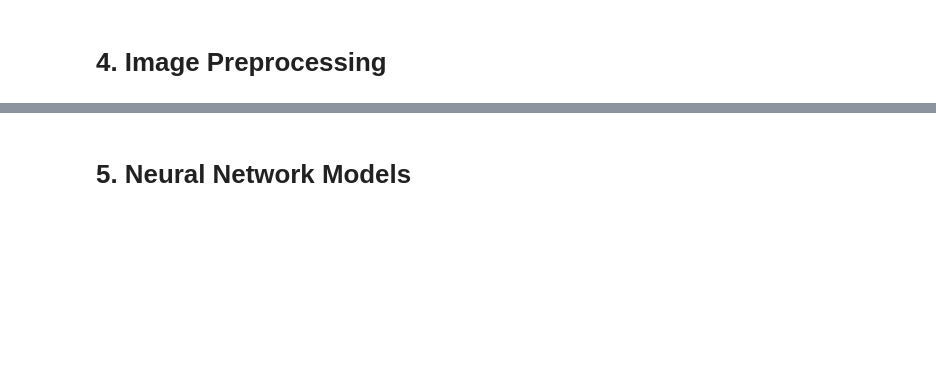
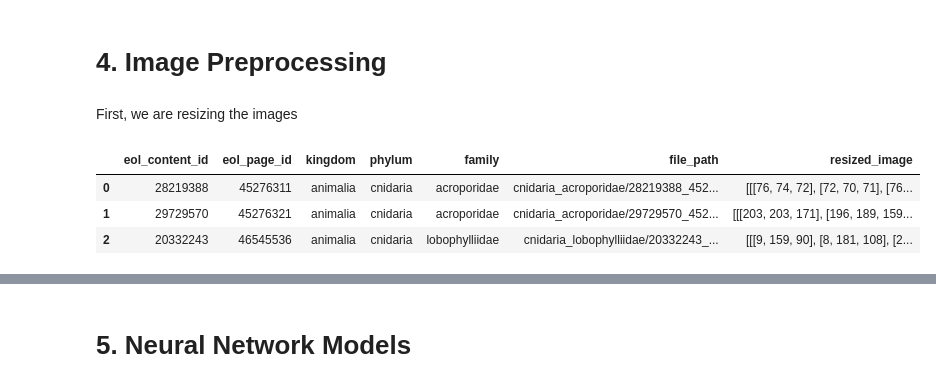
Before and after one commit to xandga/DeepLearning2425, a Jupyter notebook: 4. Phylum Cnidaria.ipynb, the cells around one changed output, grey strips where cells are left out. Cells and saved outputs as stored; diff of their text form; code cells hidden in the pictures; blank space fills up the shorter version.

```diff
--- a/4. Phylum Cnidaria.ipynb
+++ b/4. Phylum Cnidaria.ipynb
@@ -33,3 +33,13 @@ import seaborn as sns
 # Libraries for image processing
 from glob import glob
 from PIL import Image
+# %%
+import tensorflow as tf
+gpus = tf.config.list_physical_devices('GPU')
+if gpus:
+    try:
+        for gpu in gpus:
+            tf.config.experimental.set_memory_growth(gpu, True)
+        print("Memory growth set for GPUs")
+    except RuntimeError as e:
+        print(e)
@@ -48,2 +102,33 @@ chordata_test.head(3)
 # %% [markdown]
 # 4. Image Preprocessing <a class="anchor" id="imagepreprocessing"></a>
+# %% [markdown]
+First, we are resizing the images
+# %%
+def add_resized_images(df, image_folder="rare_species", baseline_size=224):
+    df = df.copy()
+    column_name = "resized_image"
+    df[column_name] = None
+
+    for idx, row in df.iterrows():
+        file_path = os.path.join(image_folder, row["file_path"])
+        try:
+            # Open the image, convert to RGB, and resize it to (baseline_size, baseline_size)
+            img = Image.open(file_path).convert("RGB")
+            img_resized = img.resize((baseline_size, baseline_size))
+            # Store the resulting image as a NumPy array
+            df.at[idx, column_name] = np.array(img_resized)
+        except Exception as e:
+            print(f"Couldn't process image at {file_path}: {e}")
+
+    return df
+# %%
+cnidaria_train = add_resized_images(cnidaria_train)
+cnidaria_test = add_resized_images(cnidaria_test)
+
+# Check the first few rows of the DataFrame
+cnidaria_train.head(3)
+# %% [output]
+|  | eol_content_id | eol_page_id | kingdom | phylum | family | file_path | resized_image |
+| 0 | 28219388 | 45276311 | animalia | cnidaria | acroporidae | cnidaria_acroporidae/28219388_452... | [[[76, 74, 72], [72, 70, 71], [76... |
+| 1 | 29729570 | 45276321 | animalia | cnidaria | acroporidae | cnidaria_acroporidae/29729570_452... | [[[203, 203, 171], [196, 189, 159... |
+| 2 | 20332243 | 46545536 | animalia | cnidaria | lobophylliidae | cnidaria_lobophylliidae/20332243_... | [[[9, 159, 90], [8, 181, 108], [2... |
```
Also changed, not shown: parts of 20 cells of this notebook, 1 other file.
